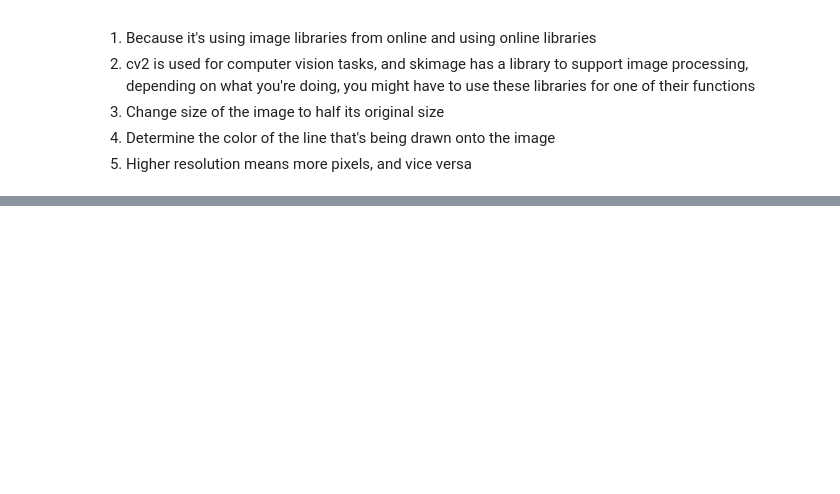
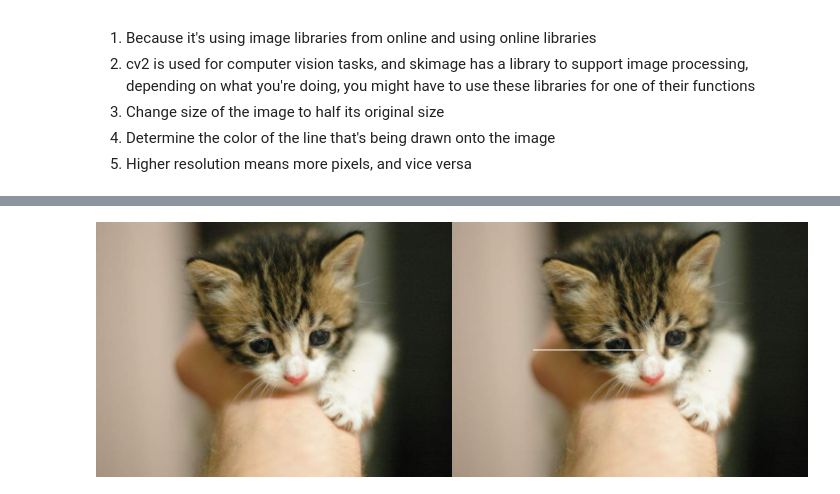
Before and after one commit to ThoriqIrfan/PCVKJOBSHEETS, a Jupyter notebook: Jobsheet1.ipynb, the cells around one changed output, grey strips where cells are left out. Cells and saved outputs as stored; diff of their text form; code cells hidden in the pictures; blank space fills up the shorter version.

```diff
--- a/Jobsheet1.ipynb
+++ b/Jobsheet1.ipynb
@@ -69,0 +85,18 @@ cv2_imshow(final_frame)
+# %%
+#random short horizontal line
+image_2 = cv.cvtColor(image, cv.COLOR_BGR2RGB)
+image_hori = cv.cvtColor(image, cv.COLOR_BGR2RGB)
+
+line = 125
+
+y_center = int(height / 2)
+x_start = int((width - line) / 3)
+x_end = x_start + line
+for x in range(x_start, x_end):
+    image_hori[y_center, x] = [255, 255, 255]
+
+final_frame = cv.hconcat((image_2, image_hori))
+
+cv2_imshow(final_frame)
+# %% [output]
+[figure, added]
```
Also changed, not shown: parts of 6 cells of this notebook.
